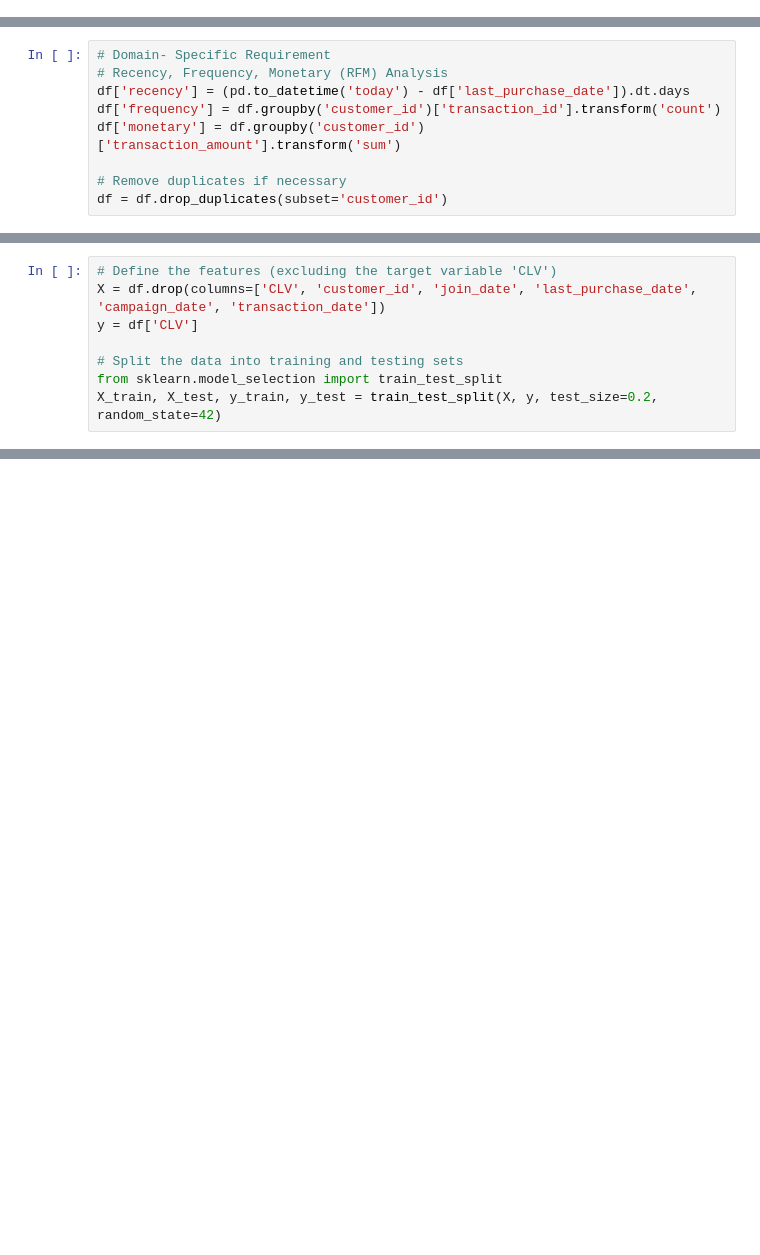
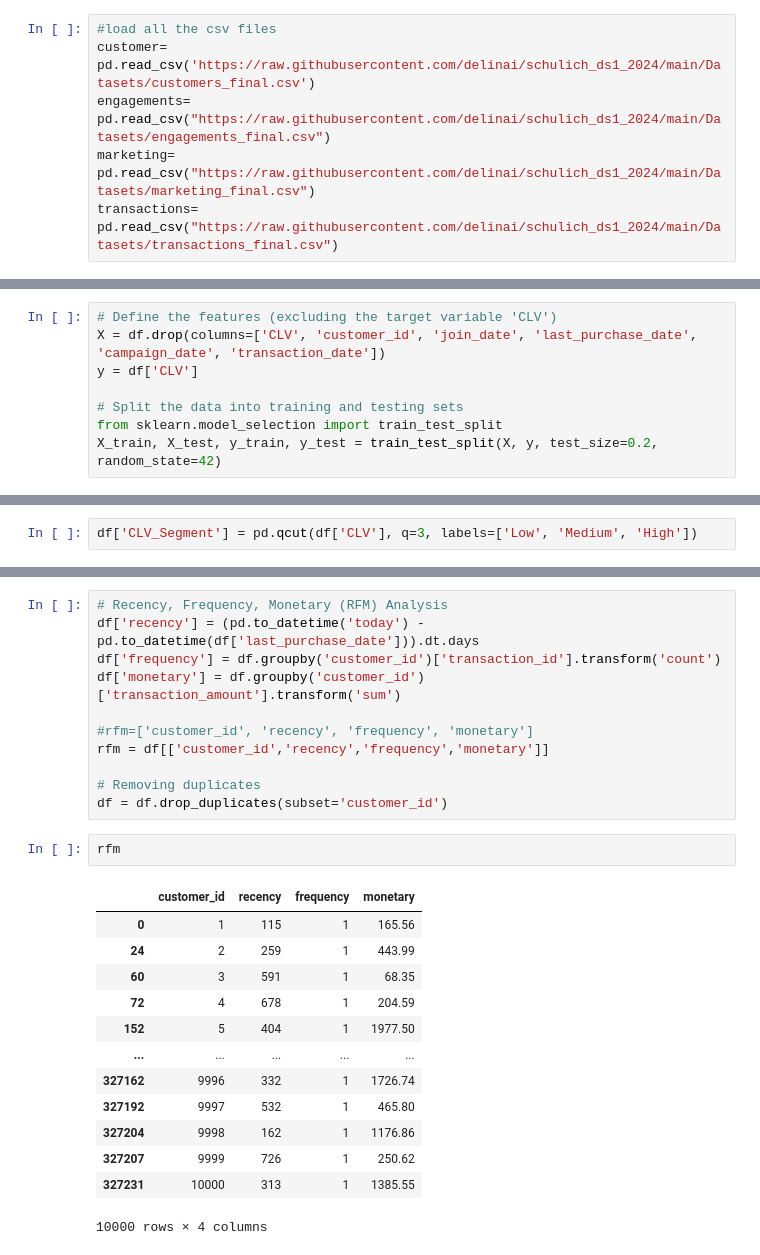
Before and after one commit to NazilaNajmul/schulich_data_science, a Jupyter notebook: Assignment 2- Nazila.ipynb, the cells around one changed output, grey strips where cells are left out. Saved outputs shown, nothing was run; the diff lists cells and outputs as text; blank space fills up the shorter version.

```diff
--- a/Assignment 2- Nazila.ipynb
+++ b/Assignment 2- Nazila.ipynb
@@ -37,3 +25,9 @@ transactions= pd.read_csv("C:/MBAN- Schulich/MBAN- Sem 1/Data Science 1- MBAN 61
+# %%
+#load all the csv files
+customer= pd.read_csv('https://raw.githubusercontent.com/delinai/schulich_ds1_2024/main/Datasets/customers_final.csv')
+engagements= pd.read_csv("https://raw.githubusercontent.com/delinai/schulich_ds1_2024/main/Datasets/engagements_final.csv")
+marketing= pd.read_csv("https://raw.githubusercontent.com/delinai/schulich_ds1_2024/main/Datasets/marketing_final.csv")
+transactions= pd.read_csv("https://raw.githubusercontent.com/delinai/schulich_ds1_2024/main/Datasets/transactions_final.csv")
 # %%
 #Heads of each dataset
 print(customer.head())
@@ -452,15 +439,6 @@ customer_agg.columns = ['customer_id', 'total_spent', 'avg_spent', 'transaction_
 
 # Merge the aggregated data back with the original dataframe
 df = pd.merge(df, customer_agg, on='customer_id', how='left')
-# %%
-# Domain- Specific Requirement
-# Recency, Frequency, Monetary (RFM) Analysis
-df['recency'] = (pd.to_datetime('today') - df['last_purchase_date']).dt.days
-df['frequency'] = df.groupby('customer_id')['transaction_id'].transform('count')
-df['monetary'] = df.groupby('customer_id')['transaction_amount'].transform('sum')
-
-# Remove duplicates if necessary
-df = df.drop_duplicates(subset='customer_id')
 # %%
 from sklearn.model_selection import train_test_split, cross_val_score, GridSearchCV
 from sklearn.linear_model import LinearRegression
@@ -534,0 +503,2 @@ plt.show()
+# %%
+df['CLV_Segment'] = pd.qcut(df['CLV'], q=3, labels=['Low', 'Medium', 'High'])
@@ -534,0 +525,27 @@ plt.show()
+# %%
+# Recency, Frequency, Monetary (RFM) Analysis
+df['recency'] = (pd.to_datetime('today') - pd.to_datetime(df['last_purchase_date'])).dt.days
+df['frequency'] = df.groupby('customer_id')['transaction_id'].transform('count')
+df['monetary'] = df.groupby('customer_id')['transaction_amount'].transform('sum')
+
+#rfm=['customer_id', 'recency', 'frequency', 'monetary']
+rfm = df[['customer_id','recency','frequency','monetary']]
+
+# Removing duplicates
+df = df.drop_duplicates(subset='customer_id')
+# %%
+rfm
+# %% [output]
+|  | customer_id | recency | frequency | monetary |
+| 0 | 1 | 115 | 1 | 165.56 |
+| 24 | 2 | 259 | 1 | 443.99 |
+| 60 | 3 | 591 | 1 | 68.35 |
+| 72 | 4 | 678 | 1 | 204.59 |
+| 152 | 5 | 404 | 1 | 1977.50 |
+| ... | ... | ... | ... | ... |
+| 327162 | 9996 | 332 | 1 | 1726.74 |
+| 327192 | 9997 | 532 | 1 | 465.80 |
+| 327204 | 9998 | 162 | 1 | 1176.86 |
+| 327207 | 9999 | 726 | 1 | 250.62 |
+| 327231 | 10000 | 313 | 1 | 1385.55 |
+10000 rows × 4 columns
```
Also changed, not shown: parts of 18 cells of this notebook.
